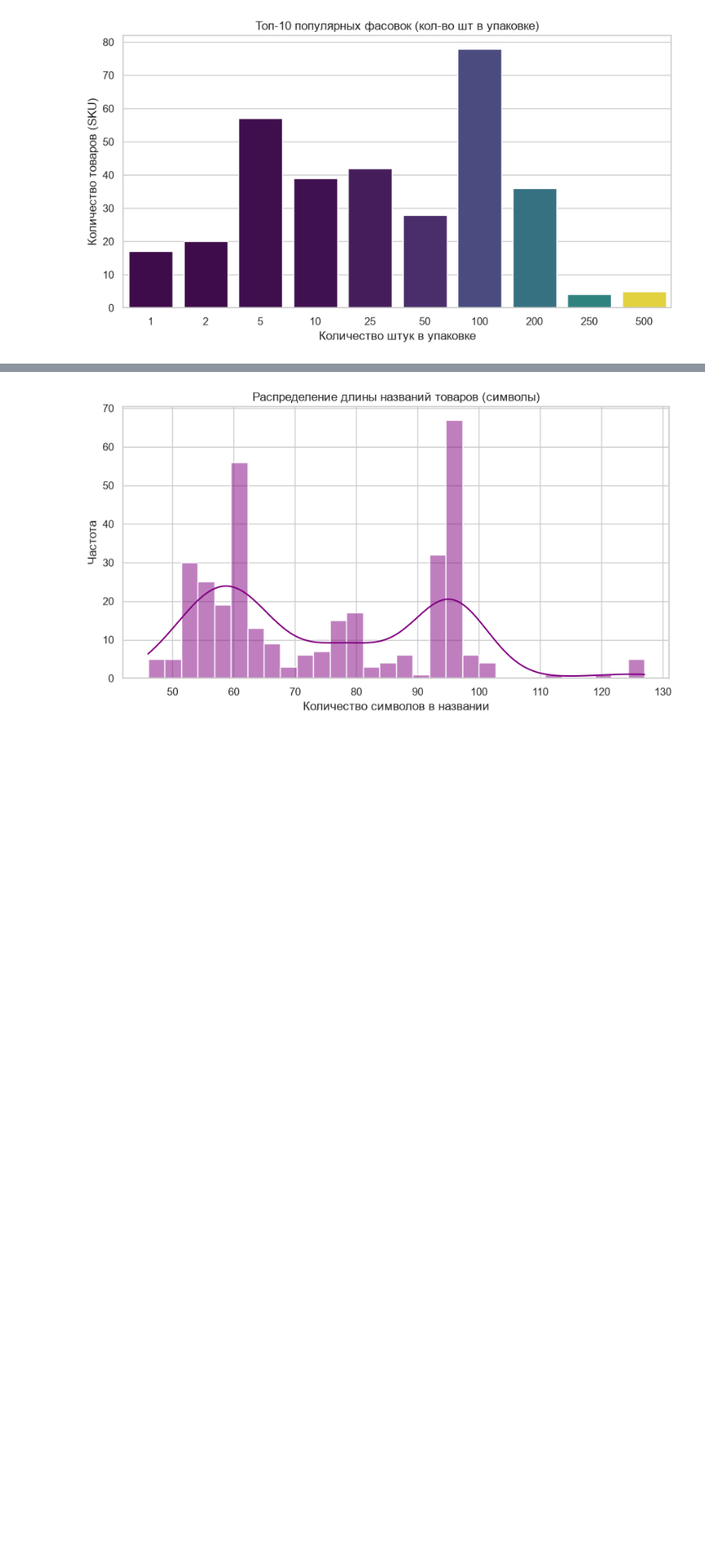
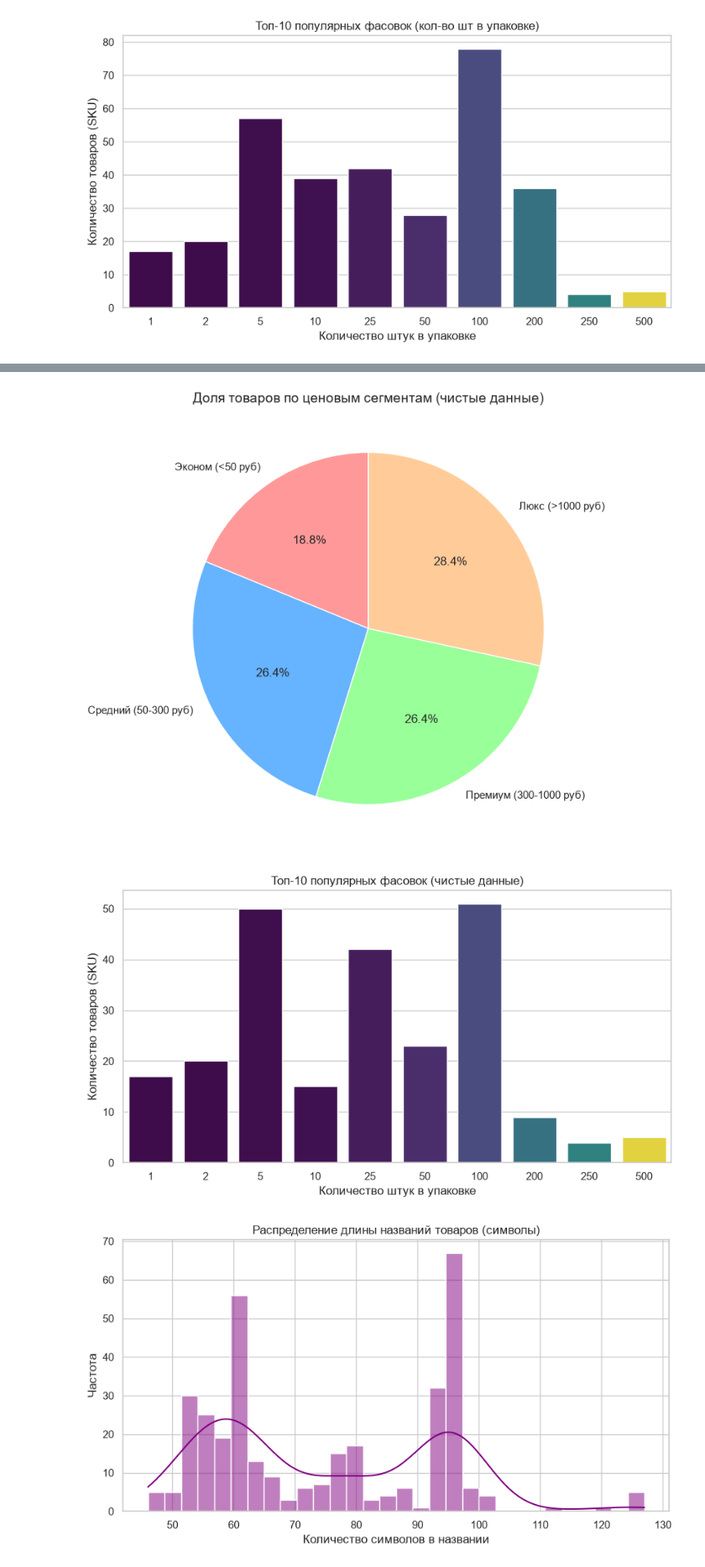
Before and after one commit to PleschNA/test1_api, a Jupyter notebook: task_api.ipynb, the cells around one changed output, grey strips where cells are left out. Shown at 84% size. Drawn from its saved outputs; the diff is of its cells as text; code cells hidden in the pictures; blank space fills up the shorter version.

```diff
--- a/task_api.ipynb
+++ b/task_api.ipynb
@@ -252,3 +350,27 @@ plt.show()
+# %%
+# 1. Строим обновленную круговую диаграмму
+plt.figure(figsize=(8, 8))
+colors = ['#ff9999','#66b3ff','#99ff99','#ffcc99']
+plt.pie(segment_stats_clean['count'],
+        labels=segment_stats_clean['segment'],
+        autopct='%1.1f%%',
+        startangle=90,
+        colors=colors,
+        wedgeprops={'edgecolor': 'white'})
+plt.title('Доля товаров по ценовым сегментам (чистые данные)', fontsize=14)
+plt.show()
+
+# 2. Строим обновленный график фасовок
+plt.figure(figsize=(10, 5))
+qty_counts_clean = df_final_clean['qty_in_pack'].value_counts().head(10)
+sns.barplot(x=qty_counts_clean.index, y=qty_counts_clean.values, hue=qty_counts_clean.index, palette='viridis', legend=False)
+plt.title('Топ-10 популярных фасовок (чистые данные)')
+plt.xlabel('Количество штук в упаковке')
+plt.ylabel('Количество товаров (SKU)')
+plt.show()
+# %% [output]
+[figure, added]
+[figure, added]
 # %%
 df_final['name_length'] = df_final['name'].str.len()
 
```
Also changed, not shown: parts of 6 cells of this notebook.
